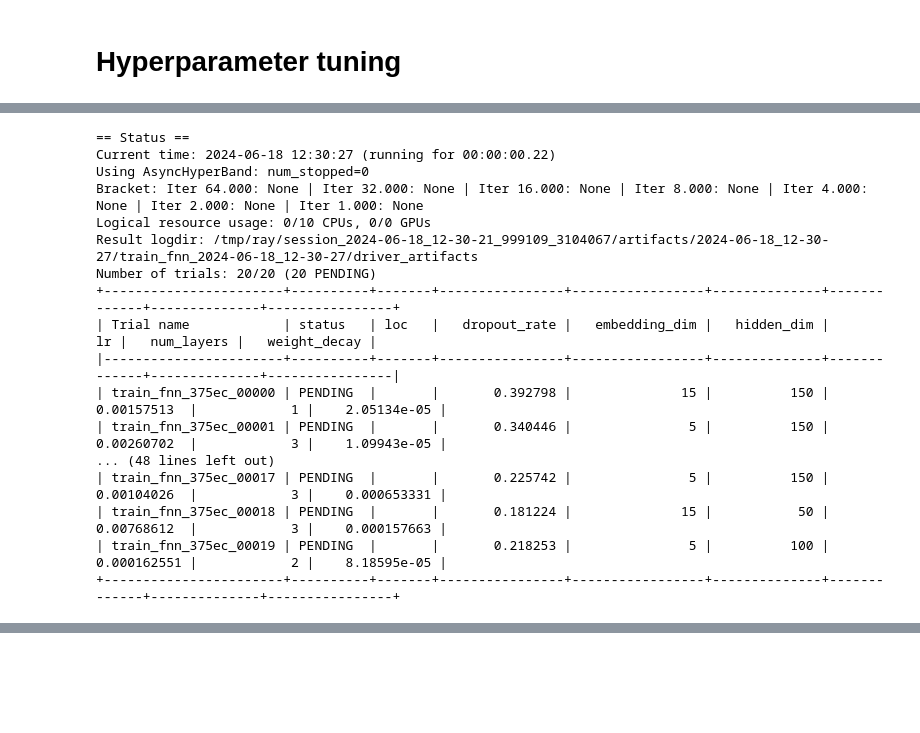
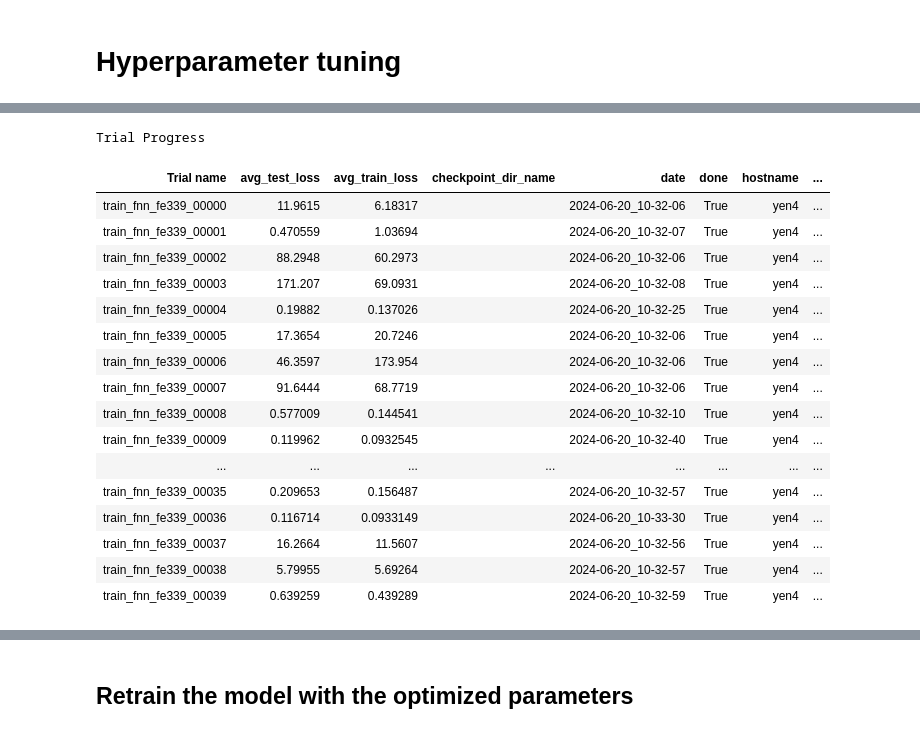
Before and after one commit to kevinidea/neural_network_stock_model, a Jupyter notebook: src/explore_data_w_NN.ipynb, the cells around one changed output, grey strips where cells are left out. Cells and saved outputs as stored; diff of their text form; code cells hidden in the pictures; blank space fills up the shorter version.

Commit message:
Train the model and make inference

```diff
--- a/src/explore_data_w_NN.ipynb
+++ b/src/explore_data_w_NN.ipynb
@@ -909,7 +909,7 @@ def evaluate(model, test_loader, loss_function, device):
     average_loss = total_loss / len(test_loader)
     return average_loss
 # %%
-def train_fnn(config, train_loader, test_loader):
+def train_fnn(config, train_loader, test_loader, ray_tuning=True):
     device = torch.device("cuda" if config["gpu"] > 0 else "cpu")
     input_dim = config["input_dim"]
     hidden_dim = config["hidden_dim"]
@@ -949,7 +949,10 @@ def train_fnn(config, train_loader, test_loader):
                 'avg_train_loss': avg_train_loss,
                 'avg_test_loss': avg_test_loss,
             }
-            ray.train.report(metrics=metrics)
+            if ray_tuning:
+                ray.train.report(metrics=metrics)
+            else:
+                logger.info(f'Epoch {epoch + 1}/{num_epochs}, metrics: {metrics}')
 
     except Exception as e:
         metrics = {
@@ -957,18 +960,23 @@ def train_fnn(config, train_loader, test_loader):
             'avg_test_loss': float('inf'),
         }
         logger.error(f"Training failed with exception: {e}")
-        ray.train.report(metrics=metrics)
+        if ray_tuning:
+            ray.train.report(metrics=metrics)
+        else:
+            logger.error(f"Training failed with exception: {e}")
+
+    return model
 # %%
-def main(train_loader, test_loader, num_samples=10, max_num_epochs=10, gpus_per_trial=0):
+def get_best_trial(train_loader, test_loader, num_samples=10, max_num_epochs=10, gpus_per_trial=0):
     config = {
-        "input_dim": continuous_len,  # Replace with actual value
-        "hidden_dim": tune.choice([50, 100, 150]),
+        "input_dim": continuous_len,
+        "hidden_dim": tune.choice([i for i in range(10, 201, 10)]),
         "num_layers": tune.choice([1, 2, 3]),
-        "num_embeddings": sample['permno'].nunique(),  # Replace with actual value
-        "embedding_dim": tune.choice([5, 10, 15]),
-        "dropout_rate": tune.uniform(0.1, 0.5),
-        "lr": tune.loguniform(1e-4, 1e-2),
-        "weight_decay": tune.loguniform(1e-5, 1e-3),
+        "num_embeddings": sample['permno'].nunique(),
+        "embedding_dim": tune.choice([i for i in range(1, 50, 5)]),
+        "dropout_rate": tune.uniform(0.01, 0.7),
+        "lr": tune.loguniform(1e-6, 1e-2),
+        "weight_decay": tune.loguniform(1e-6, 1e-3),
         "num_epochs": max_num_epochs,
         "gpu": gpus_per_trial,
     }
@@ -981,7 +989,7 @@ def main(train_loader, test_loader, num_samples=10, max_num_epochs=10, gpus_per_
         reduction_factor=2)
 
     reporter = CLIReporter(
-        metric_columns=["loss", "training_iteration"])
+        metric_columns=["average_train_loss", "avg_test_loss", "training_iteration"])
 
     result = tune.run(
         tune.with_parameters(train_fnn, train_loader=train_loader, test_loader=test_loader),
@@ -990,12 +998,17 @@ def main(train_loader, test_loader, num_samples=10, max_num_epochs=10, gpus_per_
         num_samples=num_samples,
         scheduler=scheduler,
         progress_reporter=reporter,
-        storage_path="/zfs/projects/darc/wolee_edehaan_suzienoh-exploratory-ml/kevin/ray_results"
+        storage_path="/zfs/projects/darc/wolee_edehaan_suzienoh-exploratory-ml/kevin/ray_results",
+        verbose=3, # to turn off a lot of messages
     )
 
     best_trial = result.get_best_trial("avg_test_loss", "min", "last")
     logger.info(f"Best trial config: {best_trial.config}")
-    logger.info(f"Best trial final validation loss: {best_trial.last_result['avg_test_loss']}")
+    logger.info(f"Best trial training loss: {best_trial.last_result['avg_train_loss']}")
+    logger.info(f"Best trial testing loss: {best_trial.last_result['avg_test_loss']}")
+
+    return best_trial
 # %%
-main(train_loader, test_loader, num_samples=20, max_num_epochs=100, gpus_per_trial=0)
+logging.getLogger("ray").setLevel(logging.WARNING) # To turn off a lot of Ray messages
+best_trial = get_best_trial(train_loader, test_loader, num_samples=40, max_num_epochs=30, gpus_per_trial=0)
 # %% [output]
@@ -1003,17 +1032,18 @@ main(train_loader, test_loader, num_samples=20, max_num_epochs=100, gpus_per_tri
-== Status ==
-Current time: 2024-06-18 12:30:27 (running for 00:00:00.22)
-Using AsyncHyperBand: num_stopped=0
-Bracket: Iter 64.000: None | Iter 32.000: None | Iter 16.000: None | Iter 8.000: None | Iter 4.000: None | Iter 2.000: None | Iter 1.000: None
-Logical resource usage: 0/10 CPUs, 0/0 GPUs
-Result logdir: /tmp/ray/session_2024-06-18_12-30-21_999109_3104067/artifacts/2024-06-18_12-30-27/train_fnn_2024-06-18_12-30-27/driver_artifacts
-Number of trials: 20/20 (20 PENDING)
-+-----------------------+----------+-------+----------------+-----------------+--------------+-------------+--------------+----------------+
-| Trial name            | status   | loc   |   dropout_rate |   embedding_dim |   hidden_dim |          lr |   num_layers |   weight_decay |
-|-----------------------+----------+-------+----------------+-----------------+--------------+-------------+--------------+----------------|
-| train_fnn_375ec_00000 | PENDING  |       |       0.392798 |              15 |          150 | 0.00157513  |            1 |    2.05134e-05 |
-| train_fnn_375ec_00001 | PENDING  |       |       0.340446 |               5 |          150 | 0.00260702  |            3 |    1.09943e-05 |
-... (48 lines left out)
-| train_fnn_375ec_00017 | PENDING  |       |       0.225742 |               5 |          150 | 0.00104026  |            3 |    0.000653331 |
-| train_fnn_375ec_00018 | PENDING  |       |       0.181224 |              15 |           50 | 0.00768612  |            3 |    0.000157663 |
-| train_fnn_375ec_00019 | PENDING  |       |       0.218253 |               5 |          100 | 0.000162551 |            2 |    8.18595e-05 |
-+-----------------------+----------+-------+----------------+-----------------+--------------+-------------+--------------+----------------+
+Trial Progress
+| Trial name | avg_test_loss | avg_train_loss | checkpoint_dir_name | date | done | hostname | ... |
+| train_fnn_fe339_00000 | 11.9615 | 6.18317 |  | 2024-06-20_10-32-06 | True | yen4 | ... |
+| train_fnn_fe339_00001 | 0.470559 | 1.03694 |  | 2024-06-20_10-32-07 | True | yen4 | ... |
+| train_fnn_fe339_00002 | 88.2948 | 60.2973 |  | 2024-06-20_10-32-06 | True | yen4 | ... |
+| train_fnn_fe339_00003 | 171.207 | 69.0931 |  | 2024-06-20_10-32-08 | True | yen4 | ... |
+| train_fnn_fe339_00004 | 0.19882 | 0.137026 |  | 2024-06-20_10-32-25 | True | yen4 | ... |
+| train_fnn_fe339_00005 | 17.3654 | 20.7246 |  | 2024-06-20_10-32-06 | True | yen4 | ... |
+| train_fnn_fe339_00006 | 46.3597 | 173.954 |  | 2024-06-20_10-32-06 | True | yen4 | ... |
+| train_fnn_fe339_00007 | 91.6444 | 68.7719 |  | 2024-06-20_10-32-06 | True | yen4 | ... |
+| train_fnn_fe339_00008 | 0.577009 | 0.144541 |  | 2024-06-20_10-32-10 | True | yen4 | ... |
+| train_fnn_fe339_00009 | 0.119962 | 0.0932545 |  | 2024-06-20_10-32-40 | True | yen4 | ... |
+| ... | ... | ... | ... | ... | ... | ... | ... |
+| train_fnn_fe339_00035 | 0.209653 | 0.156487 |  | 2024-06-20_10-32-57 | True | yen4 | ... |
+| train_fnn_fe339_00036 | 0.116714 | 0.0933149 |  | 2024-06-20_10-33-30 | True | yen4 | ... |
+| train_fnn_fe339_00037 | 16.2664 | 11.5607 |  | 2024-06-20_10-32-56 | True | yen4 | ... |
+| train_fnn_fe339_00038 | 5.79955 | 5.69264 |  | 2024-06-20_10-32-57 | True | yen4 | ... |
+| train_fnn_fe339_00039 | 0.639259 | 0.439289 |  | 2024-06-20_10-32-59 | True | yen4 | ... |
@@ -1075,0 +1087,2 @@ Number of trials: 20/20 (20 TERMINATED)
+# %% [markdown]
+## Retrain the model with the optimized parameters
```
Also changed, not shown: parts of 16 cells of this notebook.
